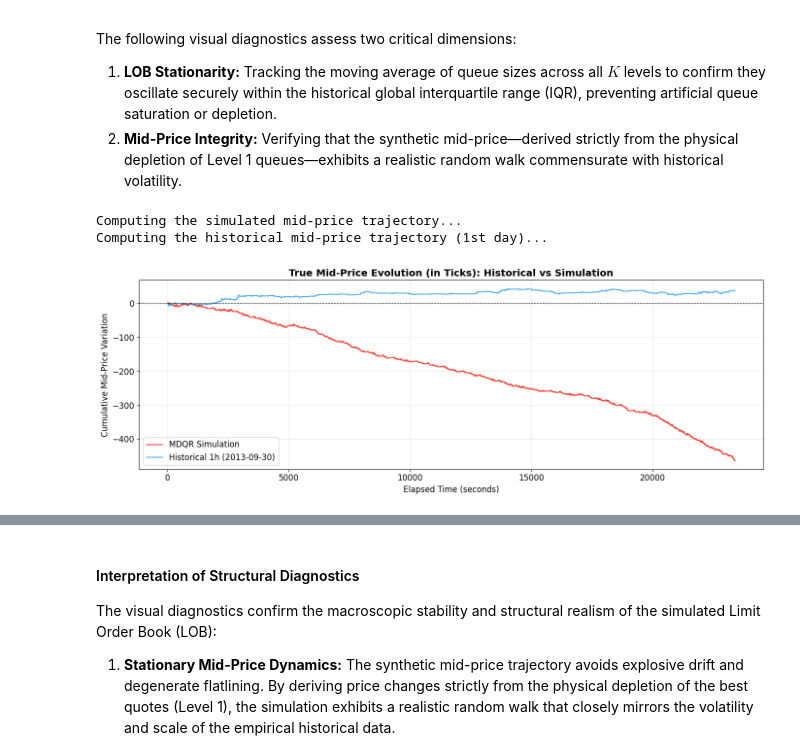
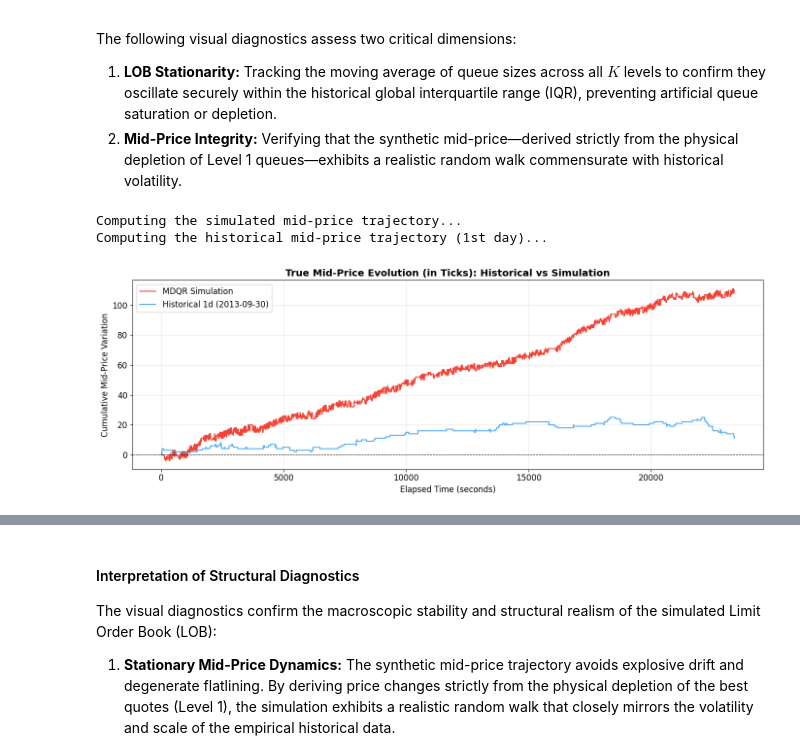
Before and after one commit to archer-paul/DeepQR-Microstructure, a Jupyter notebook: 03_mdqr_MLP-v5.ipynb, the cells around one changed output, grey strips where cells are left out. Saved outputs shown, nothing was run; the diff lists cells and outputs as text; code cells hidden in the pictures.

```diff
--- a/03_mdqr_MLP-v5.ipynb
+++ b/03_mdqr_MLP-v5.ipynb
@@ -1196,7 +1407,7 @@ Q_MAX = 100
 
 def simulate_mdqr_fast(mdqr_net, size_net, init_q, K,
                   T_sim=23400.0, t_start=MARKET_OPEN_S,
-                  max_events=2_000_000, temperature=1.0):
+                  max_events=2_000_000, temperature=0.8):
 
     mdqr_cpu = mdqr_net.to('cpu')
     size_cpu = size_net.to('cpu')
@@ -1259,6 +1470,45 @@ def simulate_mdqr_fast(mdqr_net, size_net, init_q, K,
             xg = torch.LongTensor([global_last_j])
 
             lam = mdqr_cpu(xc, xh, xl, xg).squeeze(0).numpy().clip(1e-10)
+
+            # --- MASQUE PHYSIQUE (SÉCURITÉ DU SIMULATEUR) ---
+            # On interdit formellement au simulateur de tirer un Market Order (type 2) > niveau 1
+            for si in [0, 1]:
+                for li in range(1, K):
+                    j_impossible = 2 * (2 * K) + si * K + li
+                    lam[j_impossible] = 0.0
+            # ------------------------------------------------
+            lam = mdqr_cpu(xc, xh, xl, xg).squeeze(0).numpy().clip(1e-10)
+
+            #── FLOW NEUTRALITY (DAMPED) ────────────────────
+            buy_idx = []
+            sell_idx = []
+
+            for j_idx in range(len(lam)):
+                ti_idx, si, li = decode_event_j(j_idx, K)
+
+                if ti_idx == 2:  # Market orders
+                    if si == 0:
+                        buy_idx.append(j_idx)
+                    else:
+                        sell_idx.append(j_idx)
+
+            buy_intensity  = lam[buy_idx].sum()
+            sell_intensity = lam[sell_idx].sum()
+
+            if buy_intensity > 0 and sell_intensity > 0:
+                imbalance = (buy_intensity - sell_intensity) / (buy_intensity + sell_intensity)
+
+                alpha = 0.01   # strength of neutrality, try 0.1 to 0.4
+                max_adj = 0.1 # cap to avoid over-correction
+
+                adj = np.clip(alpha * imbalance, -max_adj, max_adj)
+
+                lam[buy_idx]  *= (1 - adj)
+                lam[sell_idx] *= (1 + adj)
+
+            # ────────────────────────────────────────────────
+
             Lambda = lam.sum()
             dt_sim = np.random.exponential(1.0 / Lambda)
             t += dt_sim
@@ -1369,7 +1619,7 @@ def simulate_mdqr_fast(mdqr_net, size_net, init_q, K,
                 last_per_lvl[K:] = lb
 
             q = np.concatenate([qa, qb])
-            hour = min(int((t_start + t) / 3600) - int(t_start / 3600), 6)
+            hour = min(int(t // 3600), 6)
 
     if torch.cuda.is_available() or torch.backends.mps.is_available():
         mdqr_net.to(device)
@@ -1688,35 +1947,35 @@ def plot_mid_price_paths(sim_events, df_historical, init_q, K, duration_s=3600.0
     # Transform history into standard events for the tracker
     type_map = {'L': 0, 'C': 1, 'M': 2}
     hist_events = []
 
     for row in df_hist_sub.itertuples():
         t = row.time - t_min
         ti = type_map[row.type]
         si = 0 if row.lvl > 0 else 1
         lv = int(abs(row.lvl))
         sz = float(row.size)
         hist_events.append((t, ti, si, lv, sz, 0))
 
     t_hist, p_hist = compute_true_mid_path(hist_events, init_q, K)
     mask_hist = t_hist <= duration_s
 
-    ax.plot(t_hist[mask_hist], p_hist[mask_hist], label=f'Historical 1h ({first_day})', color='#2196F3', lw=1.5, alpha=0.8)
+    ax.plot(t_hist[mask_hist], p_hist[mask_hist], label=f'Historical 1d ({first_day})', color='#2196F3', lw=1.5, alpha=0.8)
 
     ax.set_title("True Mid-Price Evolution (in Ticks): Historical vs Simulation", fontweight='bold')
     ax.set_xlabel("Elapsed Time (seconds)")
     ax.set_ylabel("Cumulative Mid-Price Variation")
     ax.axhline(0, color='black', lw=0.8, ls='--')
     ax.legend()
     plt.tight_layout()
     plt.savefig('fig_midprice_evolution.pdf', dpi=150)
     plt.show()
 
 # Display over the first hour (3600 seconds)
 plot_mid_price_paths(sim_events, df_norm, init_q, K, duration_s=23400.0)
 # %% [output]
 Computing the simulated mid-price trajectory...
 Computing the historical mid-price trajectory (1st day)...
-[figure, old version]
+[figure, new version]
 # %%
 # ── VISUAL DIAGNOSTIC: ALL LOB LEVELS DYNAMICS (GLOBAL BENCHMARKS) ──────
 
```
Also changed, not shown: parts of 25 cells of this notebook, 16 other files.
